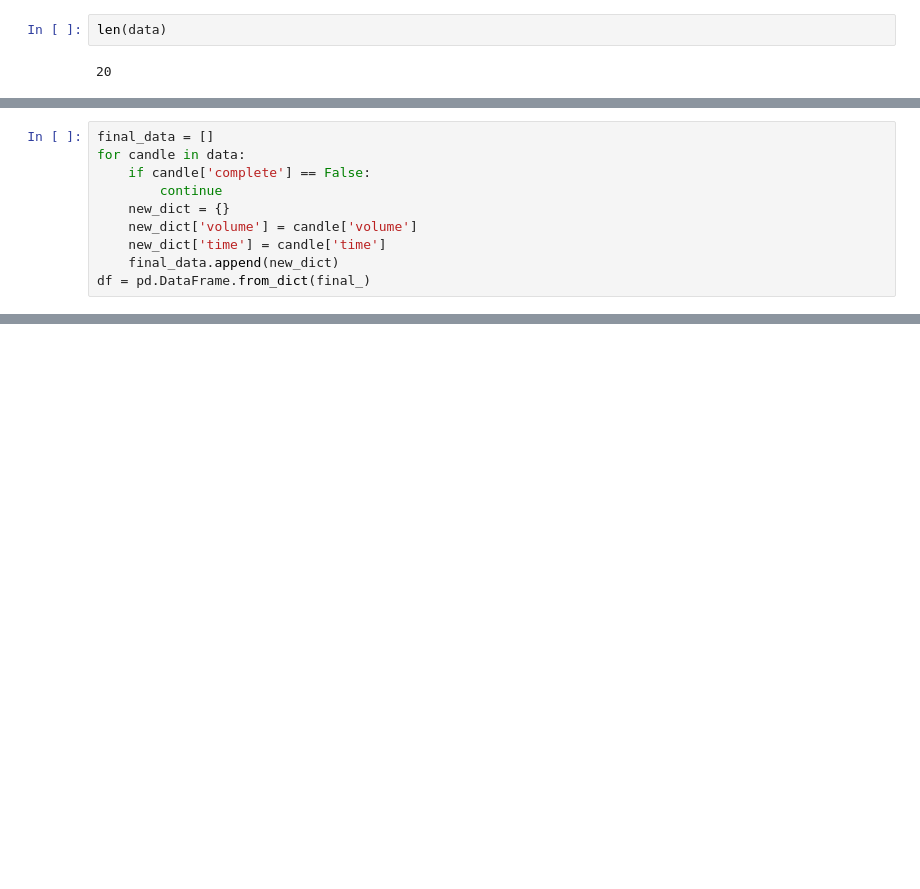
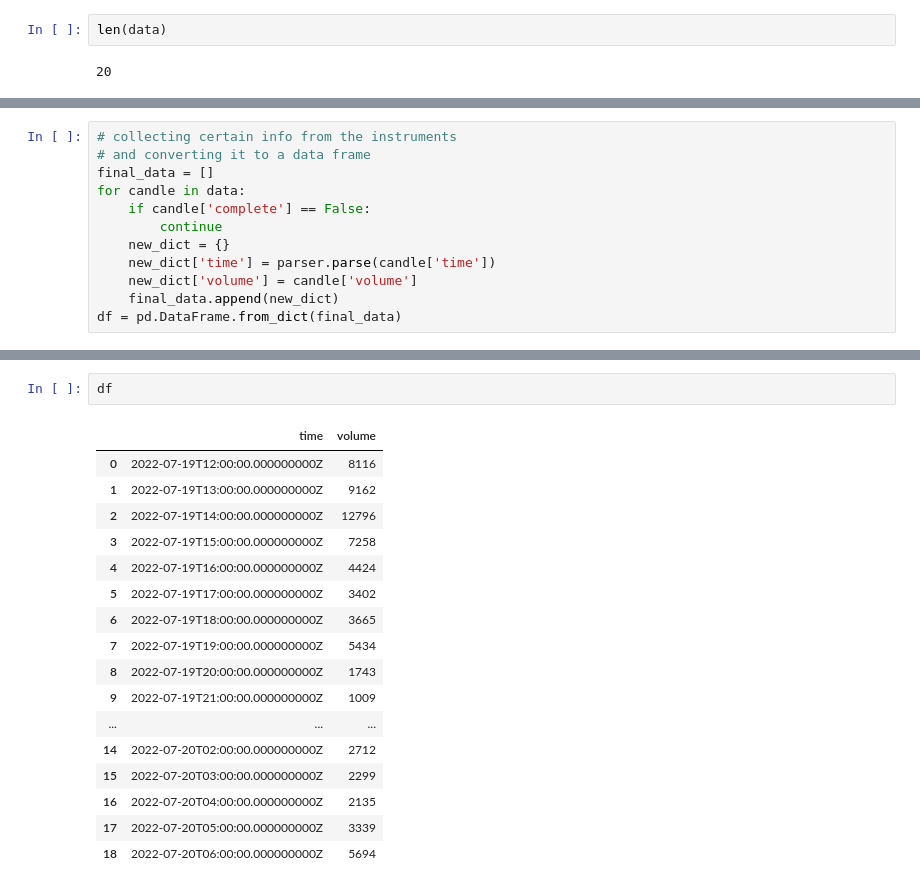
Before and after one commit to mindeleven/introduction-to-python, a Jupyter notebook: Algorythimc-Forex-Trading/01-Fetching-Data-from-Oanda-API-Endpoints.ipynb, the cells around one changed output, grey strips where cells are left out. Saved outputs shown, nothing was run; the diff lists cells and outputs as text; blank space fills up the shorter version.

Commit message:
Adjusted order of rows in data frame and parsed time string

```diff
--- a/Algorythimc-Forex-Trading/01-Fetching-Data-from-Oanda-API-Endpoints.ipynb
+++ b/Algorythimc-Forex-Trading/01-Fetching-Data-from-Oanda-API-Endpoints.ipynb
@@ -202,10 +203,12 @@ data
 # %%
+# collecting certain info from the instruments
+# and converting it to a data frame
 final_data = []
 for candle in data:
     if candle['complete'] == False:
         continue
     new_dict = {}
+    new_dict['time'] = parser.parse(candle['time'])
     new_dict['volume'] = candle['volume']
-    new_dict['time'] = candle['time']
     final_data.append(new_dict)
-df = pd.DataFrame.from_dict(final_)
+df = pd.DataFrame.from_dict(final_data)
@@ -233,0 +227,20 @@ final_data
+# %%
+df
+# %% [output]
+|  | time | volume |
+| 0 | 2022-07-19T12:00:00.000000000Z | 8116 |
+| 1 | 2022-07-19T13:00:00.000000000Z | 9162 |
+| 2 | 2022-07-19T14:00:00.000000000Z | 12796 |
+| 3 | 2022-07-19T15:00:00.000000000Z | 7258 |
+| 4 | 2022-07-19T16:00:00.000000000Z | 4424 |
+| 5 | 2022-07-19T17:00:00.000000000Z | 3402 |
+| 6 | 2022-07-19T18:00:00.000000000Z | 3665 |
+| 7 | 2022-07-19T19:00:00.000000000Z | 5434 |
+| 8 | 2022-07-19T20:00:00.000000000Z | 1743 |
+| 9 | 2022-07-19T21:00:00.000000000Z | 1009 |
+| ... | ... | ... |
+| 14 | 2022-07-20T02:00:00.000000000Z | 2712 |
+| 15 | 2022-07-20T03:00:00.000000000Z | 2299 |
+| 16 | 2022-07-20T04:00:00.000000000Z | 2135 |
+| 17 | 2022-07-20T05:00:00.000000000Z | 3339 |
+| 18 | 2022-07-20T06:00:00.000000000Z | 5694 |
```
Also changed, not shown: parts of 5 cells of this notebook.
